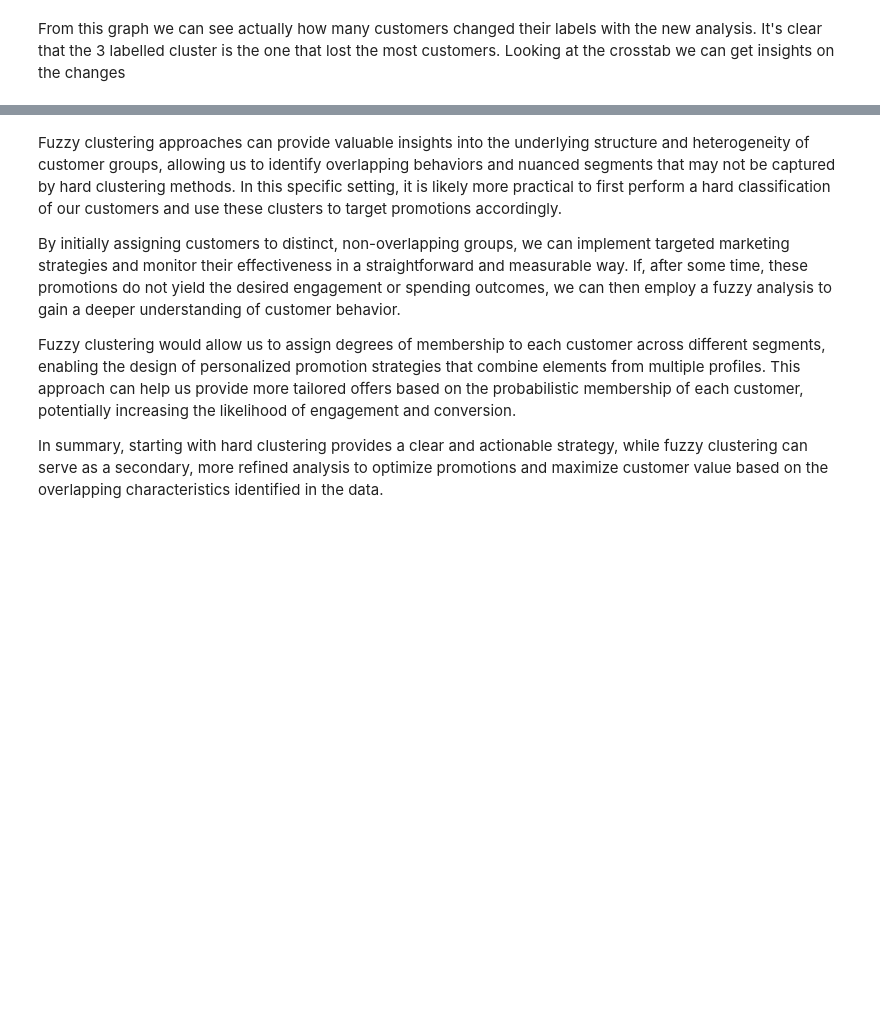
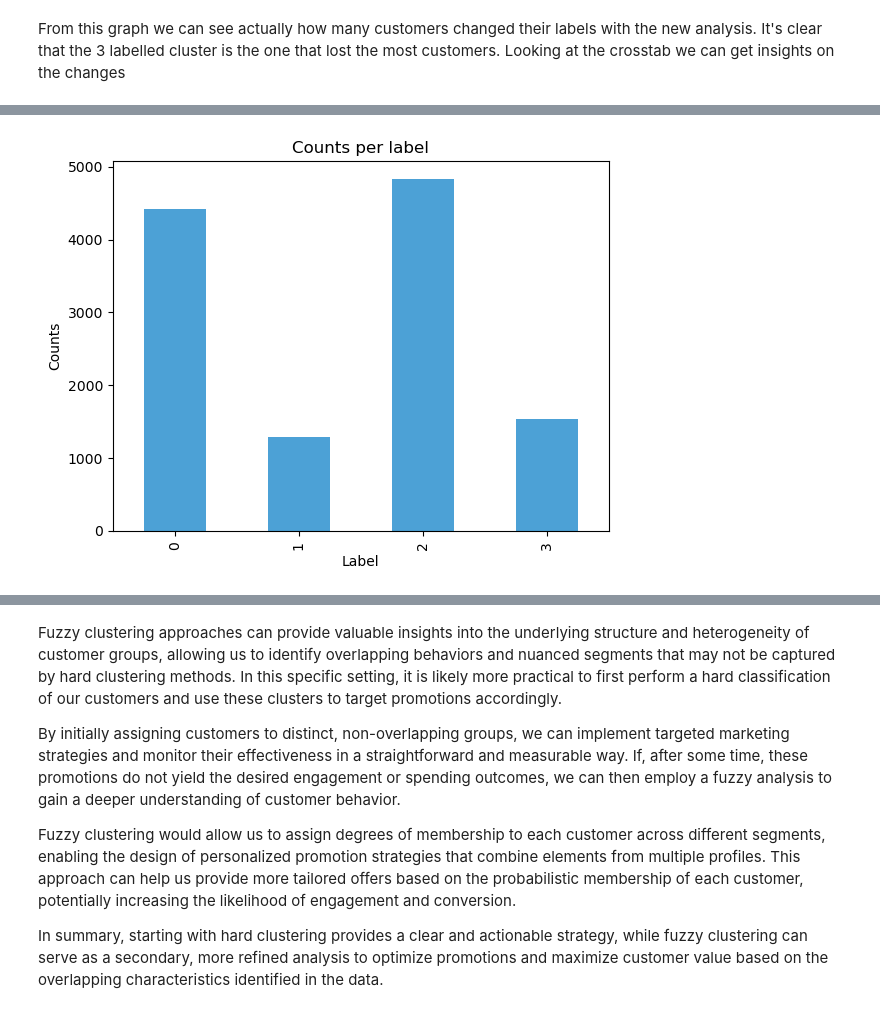
Before and after one commit to LiberoBiagi/DM_Nova_IMS_25-26, a Jupyter notebook: data_mining.ipynb, the cells around one changed output, grey strips where cells are left out. Drawn from its saved outputs; the diff is of its cells as text; code cells hidden in the pictures; blank space fills up the shorter version.

Commit message:
fuzzy finished, added markdown and intepretation

```diff
--- a/data_mining.ipynb
+++ b/data_mining.ipynb
@@ -3239,16 +3147,0 @@ Membership Matrix:
-# %%
-# Adding the cluster labels to our dataframe
-df_scaled_active['fuzzy_cluster_0'] = u_2[1]
-df_scaled_active['fuzzy_cluster_1'] = u_2[0]
-# %%
-# Step 1: Assign the label based on the maximum membership
-df_scaled_active['fuzzy_cluster_label'] = df_scaled_active[['fuzzy_cluster_0', 'fuzzy_cluster_1']].idxmax(axis=1)
-df_scaled_active['fuzzy_cluster_label'] = df_scaled_active['fuzzy_cluster_label'].map({
-    'fuzzy_cluster_0': 0,
-    'fuzzy_cluster_1': 1
-})
-
-# Step 2: Describe the main features grouped by the assigned fuzzy cluster
-main_features = ['frequency', 'mean_spent','most_recent_flight','Avg_Flight_Dist_KM',
-                         'Comp_Ratio','Customer Lifetime Value','PRR']  # You can add other important features if needed
-df_scaled_active.groupby('fuzzy_cluster_label')[main_features].describe().T
@@ -3319,0 +3244,25 @@ customers, while other metrics show smaller differences.
+# %%
+mapping = {
+    (0, 0): 0,
+    (0, 1): 1,
+    (1, 0): 2,
+    (1, 1): 3
+}
+
+
+df_scaled_active["fuzzy_cluster_label"] = df_scaled_active.apply(
+    lambda row: mapping.get((row["fuzzy_behavioural"], row["fuzzy_value"]), 0),
+    axis=1
+)
+# %%
+counts = df_scaled_active["fuzzy_cluster_label"].value_counts()
+
+counts_sorted = counts.sort_index()
+
+counts_sorted.plot(kind="bar")
+plt.xlabel("Label")
+plt.ylabel("Counts")
+plt.title("Counts per label")
+plt.show()
+# %% [output]
+[figure, added]
```
Also changed, not shown: parts of 34 cells of this notebook, 1 other file.
